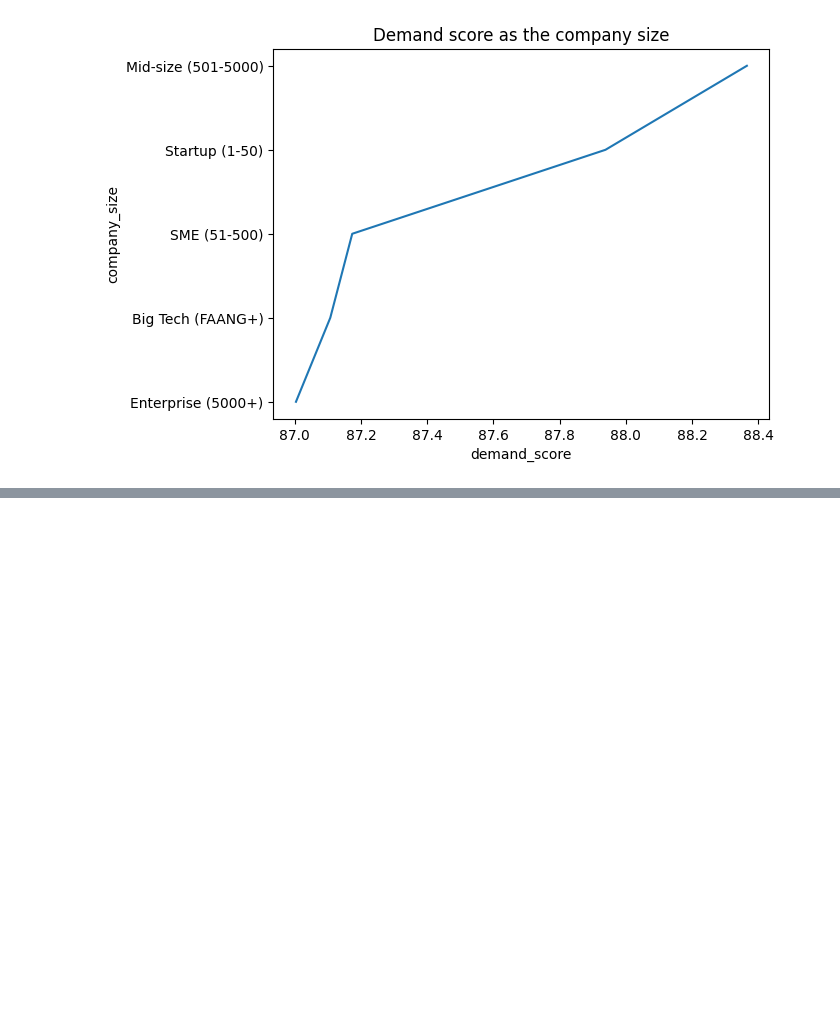
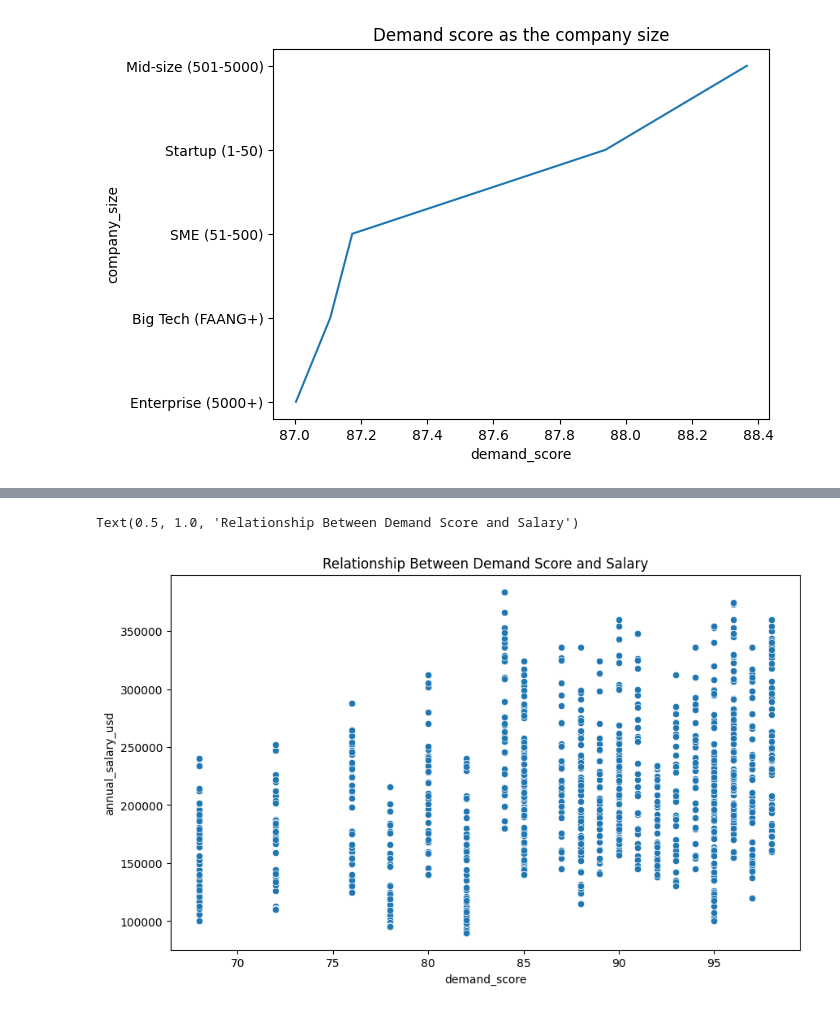
Before and after one commit to ShlokGadhave/AI-Career-Market-Insights, a Jupyter notebook: main.ipynb, the cells around one changed output, grey strips where cells are left out. Drawn from its saved outputs; the diff is of its cells as text; code cells hidden in the pictures; blank space fills up the shorter version.

```diff
--- a/main.ipynb
+++ b/main.ipynb
@@ -867,0 +920,16 @@ Text(0.5, 1.0, 'Demand score as the company size')
+# %%
+#Relationship btw demand score and salary
+plt.figure(figsize=(10,6))
+
+sns.scatterplot(
+    data=df,
+    x='demand_score',
+    y='annual_salary_usd',
+
+
+)
+
+plt.title('Relationship Between Demand Score and Salary')
+# %% [output]
+Text(0.5, 1.0, 'Relationship Between Demand Score and Salary')
+[figure, added]
```
Also changed, not shown: parts of 3 cells of this notebook.
